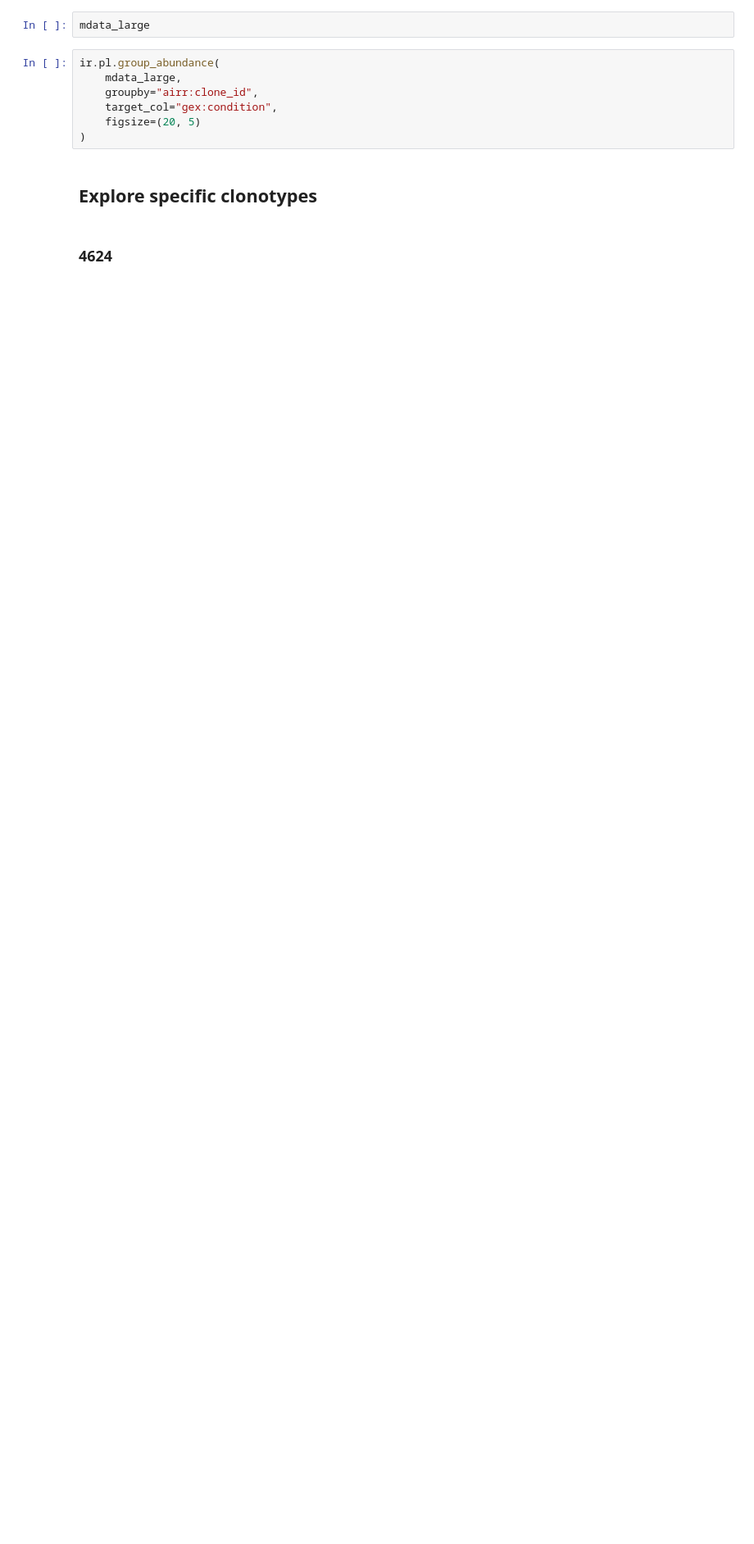
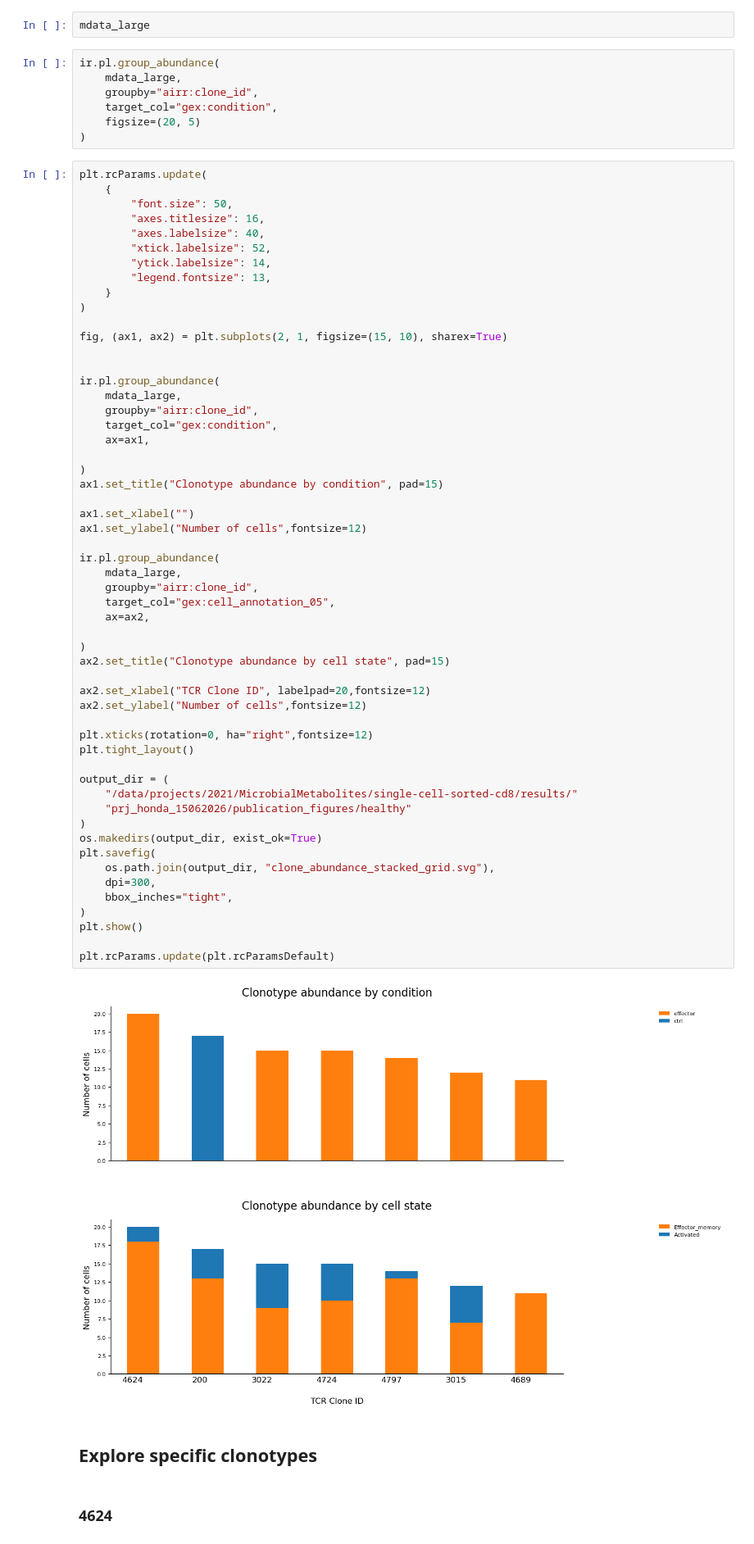
Before and after one commit to ErikaKvalem/prj-honda, a Jupyter notebook: 01_bacterial_products/003_healthy_single_cell_cd8_t_cell/008_clonotype_analysis_normal.ipynb, the cells around one changed output. Shown at 82% size. Saved outputs shown, nothing was run; the diff lists cells and outputs as text; blank space fills up the shorter version.

Commit message:
clonotype barplot tcr de novo

```diff
--- a/01_bacterial_products/003_healthy_single_cell_cd8_t_cell/008_clonotype_analysis_normal.ipynb
+++ b/01_bacterial_products/003_healthy_single_cell_cd8_t_cell/008_clonotype_analysis_normal.ipynb
@@ -346,6 +346,63 @@ ir.pl.group_abundance(
     target_col="gex:condition",
     figsize=(20, 5)
 )
+# %%
+plt.rcParams.update(
+    {
+        "font.size": 50,
+        "axes.titlesize": 16,
+        "axes.labelsize": 40,
+        "xtick.labelsize": 52,
+        "ytick.labelsize": 14,
+        "legend.fontsize": 13,
+    }
+)
+
+fig, (ax1, ax2) = plt.subplots(2, 1, figsize=(15, 10), sharex=True)
+
+
+ir.pl.group_abundance(
+    mdata_large,
+    groupby="airr:clone_id",
+    target_col="gex:condition",
+    ax=ax1,
+
+)
+ax1.set_title("Clonotype abundance by condition", pad=15)
+
+ax1.set_xlabel("")
+ax1.set_ylabel("Number of cells",fontsize=12)
+
+ir.pl.group_abundance(
+    mdata_large,
+    groupby="airr:clone_id",
+    target_col="gex:cell_annotation_05",
+    ax=ax2,
+
+)
+ax2.set_title("Clonotype abundance by cell state", pad=15)
+
+ax2.set_xlabel("TCR Clone ID", labelpad=20,fontsize=12)
+ax2.set_ylabel("Number of cells",fontsize=12)
+
+plt.xticks(rotation=0, ha="right",fontsize=12)
+plt.tight_layout()
+
+output_dir = (
+    "/data/projects/2021/MicrobialMetabolites/single-cell-sorted-cd8/results/"
+    "prj_honda_15062026/publication_figures/healthy"
+)
+os.makedirs(output_dir, exist_ok=True)
+plt.savefig(
+    os.path.join(output_dir, "clone_abundance_stacked_grid.svg"),
+    dpi=300,
+    bbox_inches="tight",
+)
+plt.show()
+
+plt.rcParams.update(plt.rcParamsDefault)
+# %% [output]
+[figure, added]
 # %% [markdown]
 ## Explore specific clonotypes
 # %% [markdown]
```
